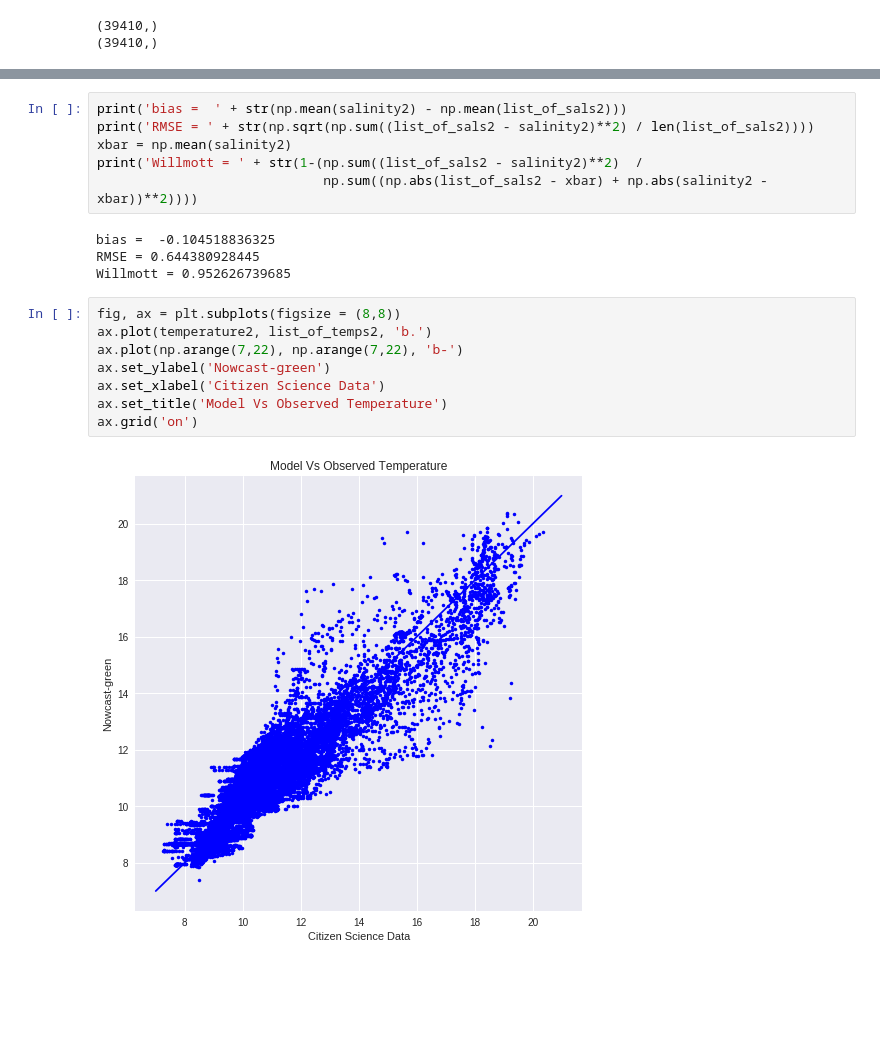
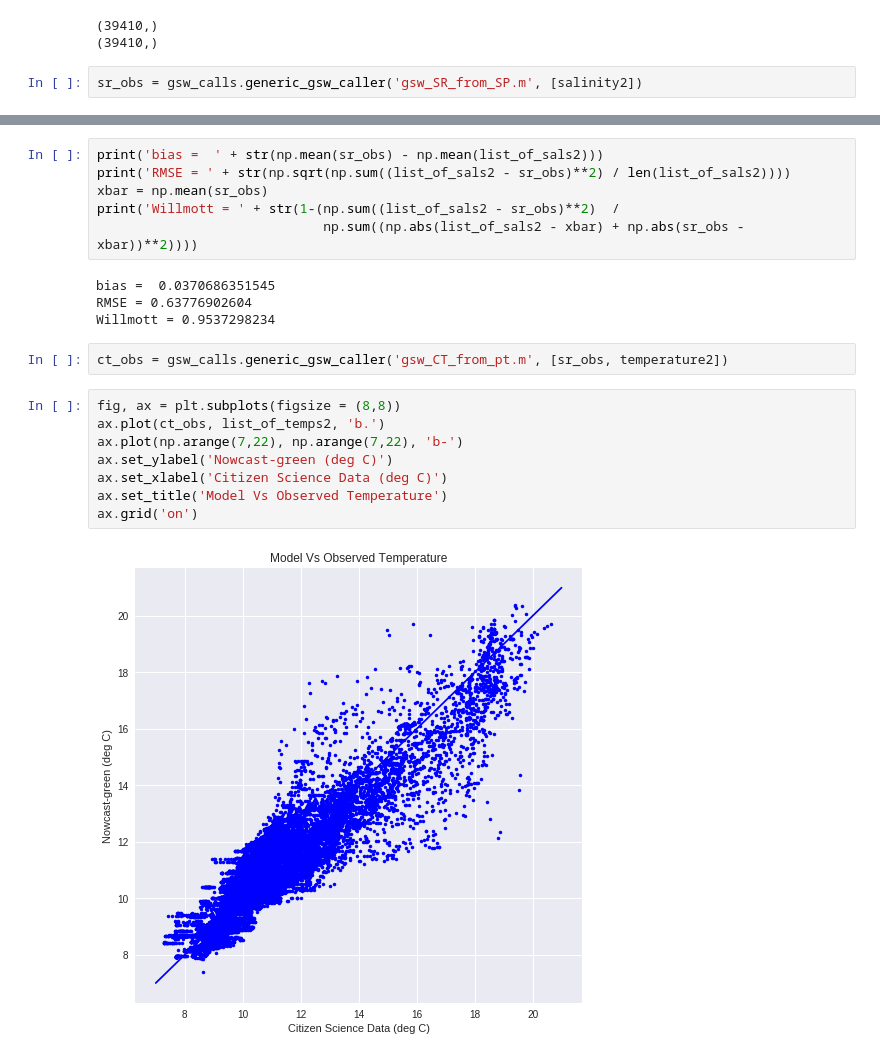
Before and after one commit to SalishSeaCast/analysis-vicky, a Jupyter notebook: notebooks/citizensience.ipynb, the cells around one changed output, grey strips where cells are left out. Saved outputs shown, nothing was run; the diff lists cells and outputs as text; blank space fills up the shorter version.

```diff
--- a/notebooks/citizensience.ipynb
+++ b/notebooks/citizensience.ipynb
@@ -145,5 +145,7 @@ print(list_of_sals2.shape)
 # %% [output]
 (39410,)
 (39410,)
+# %%
+sr_obs = gsw_calls.generic_gsw_caller('gsw_SR_from_SP.m', [salinity2])
 # %%
 fig, ax = plt.subplots(figsize = (8,8))
@@ -158,21 +160,23 @@ ax.grid('on')
 # %%
-print('bias =  ' + str(np.mean(salinity2) - np.mean(list_of_sals2)))
-print('RMSE = ' + str(np.sqrt(np.sum((list_of_sals2 - salinity2)**2) / len(list_of_sals2))))
-xbar = np.mean(salinity2)
-print('Willmott = ' + str(1-(np.sum((list_of_sals2 - salinity2)**2)  /
-                             np.sum((np.abs(list_of_sals2 - xbar) + np.abs(salinity2 - xbar))**2))))
+print('bias =  ' + str(np.mean(sr_obs) - np.mean(list_of_sals2)))
+print('RMSE = ' + str(np.sqrt(np.sum((list_of_sals2 - sr_obs)**2) / len(list_of_sals2))))
+xbar = np.mean(sr_obs)
+print('Willmott = ' + str(1-(np.sum((list_of_sals2 - sr_obs)**2)  /
+                             np.sum((np.abs(list_of_sals2 - xbar) + np.abs(sr_obs - xbar))**2))))
 # %% [output]
-bias =  -0.104518836325
-RMSE = 0.644380928445
-Willmott = 0.952626739685
+bias =  0.0370686351545
+RMSE = 0.63776902604
+Willmott = 0.9537298234
+# %%
+ct_obs = gsw_calls.generic_gsw_caller('gsw_CT_from_pt.m', [sr_obs, temperature2])
 # %%
 fig, ax = plt.subplots(figsize = (8,8))
-ax.plot(temperature2, list_of_temps2, 'b.')
+ax.plot(ct_obs, list_of_temps2, 'b.')
 ax.plot(np.arange(7,22), np.arange(7,22), 'b-')
-ax.set_ylabel('Nowcast-green')
-ax.set_xlabel('Citizen Science Data')
+ax.set_ylabel('Nowcast-green (deg C)')
+ax.set_xlabel('Citizen Science Data (deg C)')
 ax.set_title('Model Vs Observed Temperature')
 ax.grid('on')
 # %% [output]
-[figure, old version]
+[figure, new version]
 # %%
```
Also changed, not shown: parts of 3 cells of this notebook.
